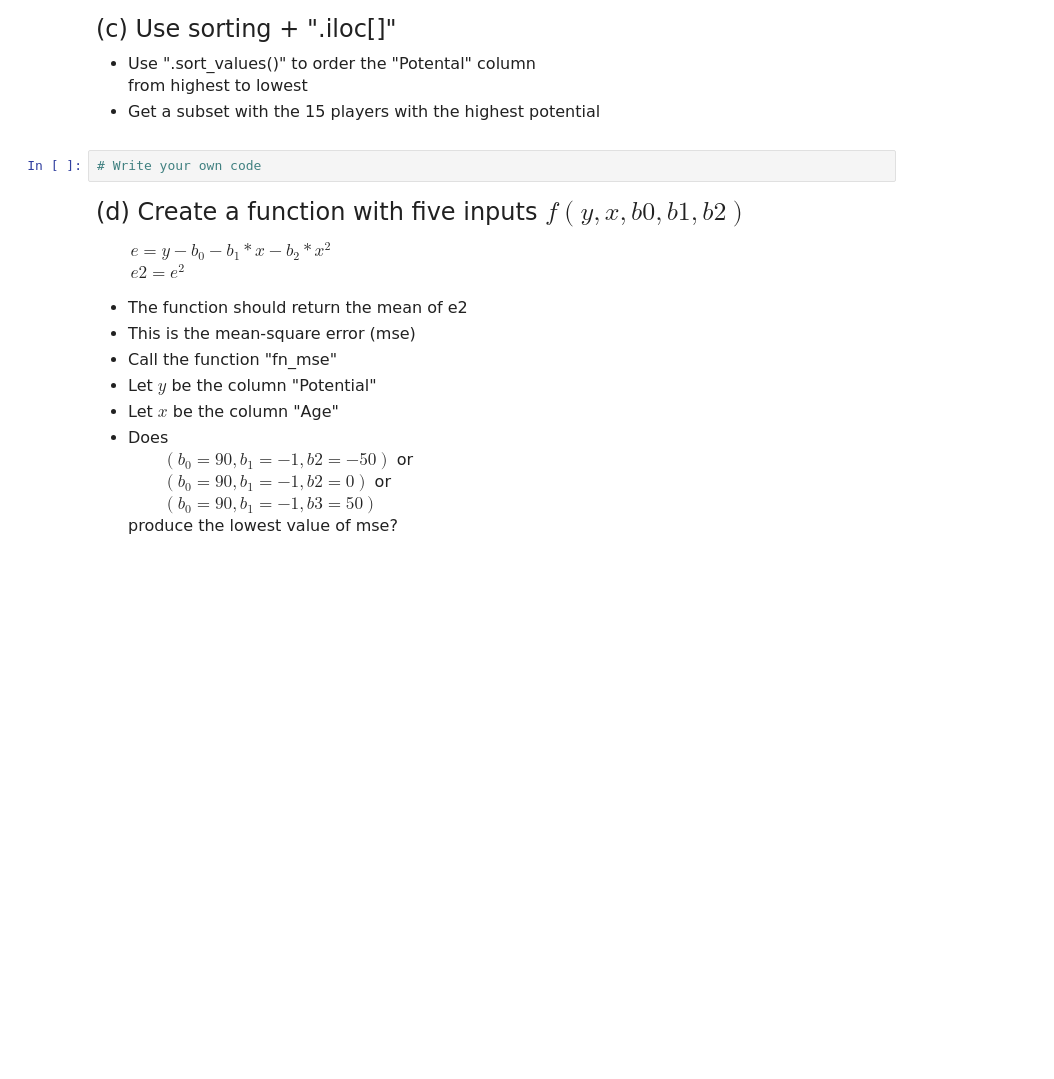
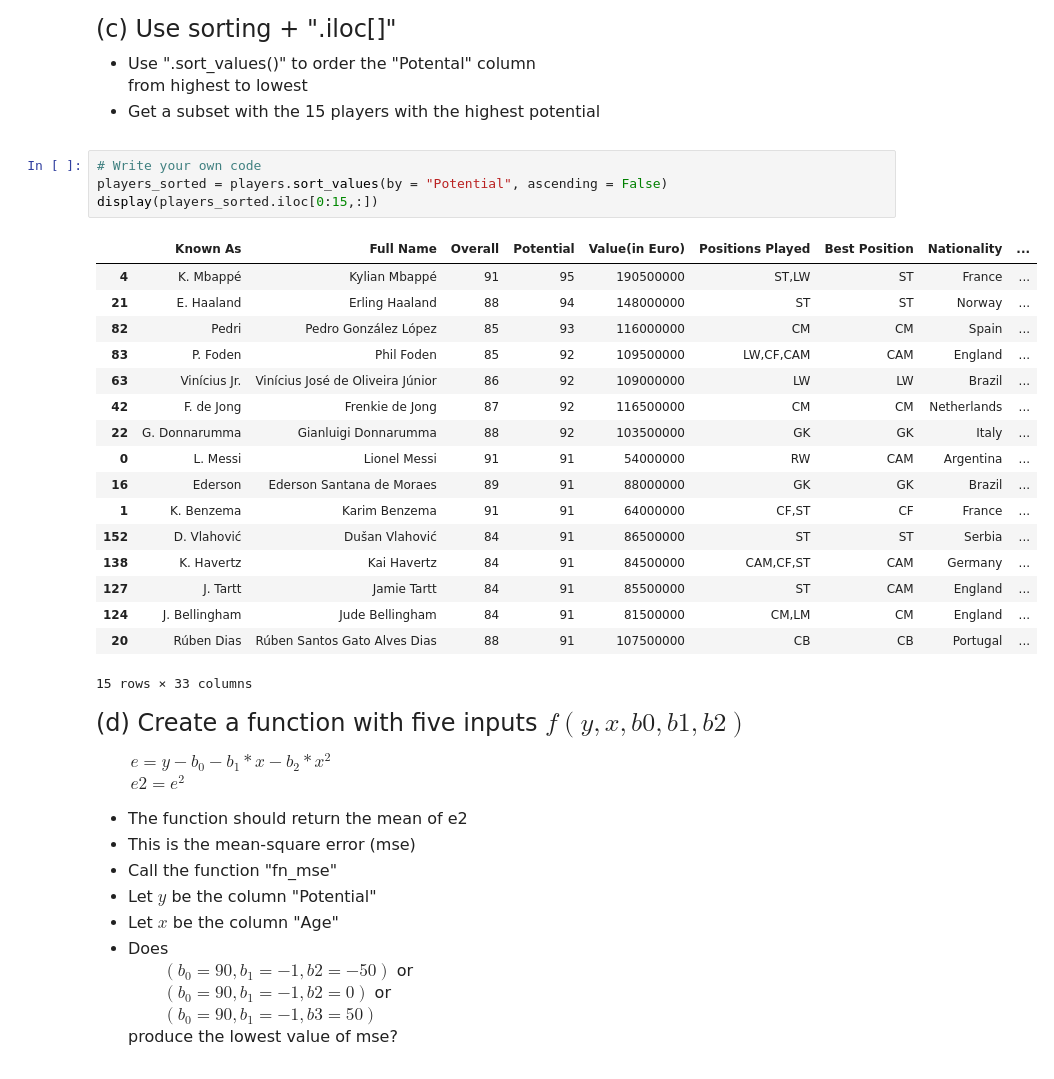
Before and after one commit to riyanshah34/qtm151spring2023, a Jupyter notebook: Quiz 2 - Section 5/Quiz 2 - Section 5.ipynb, the cells around one changed output. Cells and saved outputs as stored; diff of their text form; blank space fills up the shorter version.

```diff
--- a/Quiz 2 - Section 5/Quiz 2 - Section 5.ipynb
+++ b/Quiz 2 - Section 5/Quiz 2 - Section 5.ipynb
@@ -91,6 +155,26 @@ from highest to lowest
 - Get a subset with the 15 players with the highest potential
 # %%
 # Write your own code
+players_sorted = players.sort_values(by = "Potential", ascending = False)
+display(players_sorted.iloc[0:15,:])
+# %% [output]
+|  | Known As | Full Name | Overall | Potential | Value(in Euro) | Positions Played | Best Position | Nationality | ... |
+| 4 | K. Mbappé | Kylian Mbappé | 91 | 95 | 190500000 | ST,LW | ST | France | ... |
+| 21 | E. Haaland | Erling Haaland | 88 | 94 | 148000000 | ST | ST | Norway | ... |
+| 82 | Pedri | Pedro González López | 85 | 93 | 116000000 | CM | CM | Spain | ... |
+| 83 | P. Foden | Phil Foden | 85 | 92 | 109500000 | LW,CF,CAM | CAM | England | ... |
+| 63 | Vinícius Jr. | Vinícius José de Oliveira Júnior | 86 | 92 | 109000000 | LW | LW | Brazil | ... |
+| 42 | F. de Jong | Frenkie de Jong | 87 | 92 | 116500000 | CM | CM | Netherlands | ... |
+| 22 | G. Donnarumma | Gianluigi Donnarumma | 88 | 92 | 103500000 | GK | GK | Italy | ... |
+| 0 | L. Messi | Lionel Messi | 91 | 91 | 54000000 | RW | CAM | Argentina | ... |
+| 16 | Ederson | Ederson Santana de Moraes | 89 | 91 | 88000000 | GK | GK | Brazil | ... |
+| 1 | K. Benzema | Karim Benzema | 91 | 91 | 64000000 | CF,ST | CF | France | ... |
+| 152 | D. Vlahović | Dušan Vlahović | 84 | 91 | 86500000 | ST | ST | Serbia | ... |
+| 138 | K. Havertz | Kai Havertz | 84 | 91 | 84500000 | CAM,CF,ST | CAM | Germany | ... |
+| 127 | J. Tartt | Jamie Tartt | 84 | 91 | 85500000 | ST | CAM | England | ... |
+| 124 | J. Bellingham | Jude Bellingham | 84 | 91 | 81500000 | CM,LM | CM | England | ... |
+| 20 | Rúben Dias | Rúben Santos Gato Alves Dias | 88 | 91 | 107500000 | CB | CB | Portugal | ... |
+15 rows × 33 columns
 # %% [markdown]
 <font size = "5">
 
```
Also changed, not shown: parts of 15 cells of this notebook, 6 other files.
